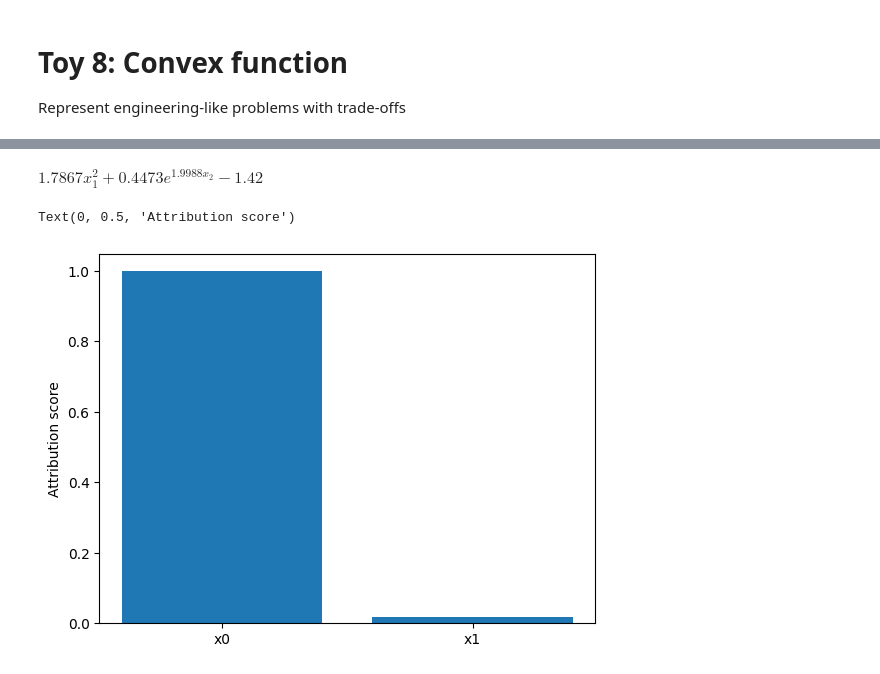
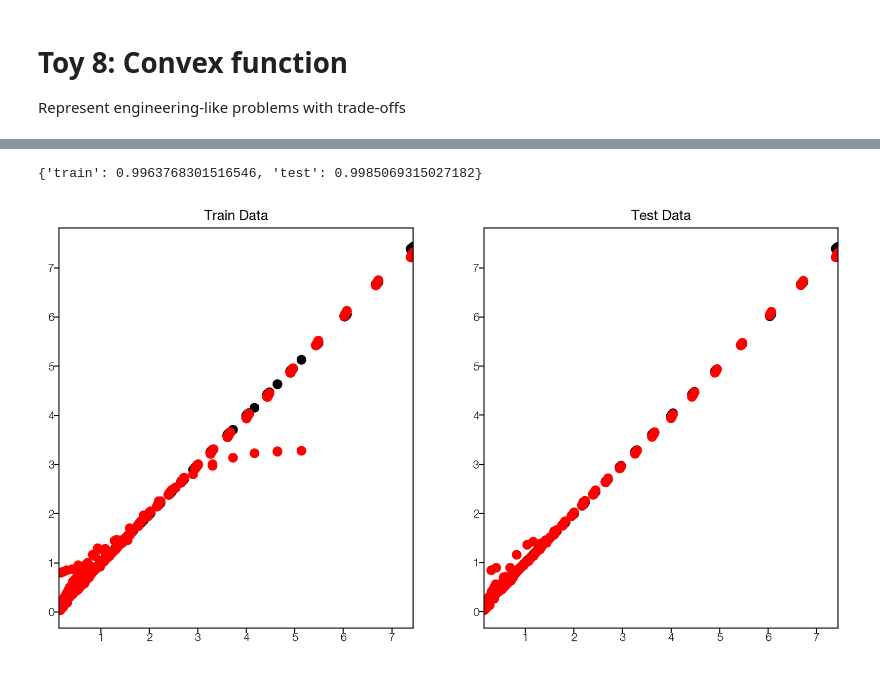
Before and after one commit to Hyein-coder/pykan, a Jupyter notebook: github/workflows/Hyein/toy_8_convex.ipynb, the cells around one changed output, grey strips where cells are left out. Drawn from its saved outputs; the diff is of its cells as text; code cells hidden in the pictures.

```diff
--- a/github/workflows/Hyein/toy_8_convex.ipynb
+++ b/github/workflows/Hyein/toy_8_convex.ipynb
@@ -60,0 +119,13 @@ plt.show()
+# %%
+from kan.experiments.multkan_hparam_sweep import evaluate_params
+params = {k: v for k, v in d_opt_flat.items() if "param_" in k}
+params = {key.replace('param_', ''): value for key, value in params.items()}
+# params['symbolic'] = True
+
+res, model, fit_kwargs, dataset = evaluate_params(
+    X_train_norm, y_train_norm, X_val_norm, y_val_norm, params, X_test_norm, y_test_norm, 0, scaler_y, device.type,
+    save_heading=save_heading
+)
+print(res)
+model.plot()
+plt.show()
@@ -61,15 +137,42 @@ plt.show()
 # %%
 from kan.utils import ex_round
-ex_round(model.symbolic_formula()[0][0], 4)
+# model.auto_symbolic()
+# model.fit(dataset, **fit_kwargs)
+# model.plot()
+# plt.show()
+# ex_round(model.symbolic_formula()[0][0], 4)
-# %% [output]
-$\displaystyle 1.7867 x_{1}^{2} + 0.4473 e^{1.9988 x_{2}} - 1.42$
 # %%
-fig, ax = plt.subplots()
-model.forward(dataset['train_input'])
-scores_tot = model.feature_score
-ax.bar([f"x{i}" for i in range(scores_tot.shape[0])], scores_tot.tolist())
-# ax.set_xticks([f"x{i}" for i in range(score_L0.shape[0])])
-ax.set_ylabel("Attribution score")
+import matplotlib.pyplot as plt
+from sklearn.metrics import r2_score
+
+y_pred_norm_test = model.forward(x=dataset['test_input']).detach().cpu().numpy()
+y_pred_norm_train = model.forward(x=dataset['train_input']).detach().cpu().numpy()
+
+y_pred_test = scaler_y.inverse_transform(y_pred_norm_test)
+y_pred_train = scaler_y.inverse_transform(y_pred_norm_train)
+# y_train = dataset['train_label']
+# y_test = dataset['test_label']
+
+r2_score = {
+    "train": r2_score(y_train, y_pred_train),
+    "test": r2_score(y_test, y_pred_test),
+}
+print(r2_score)
+
+fig, ax = plt.subplots(1, 2, figsize=(10, 5))
+
+ax_train = ax[0]
+ax_train.scatter(y_train, y_train, color='k')
+ax_train.scatter(y_train, y_pred_train, color='r')
+ax_train.set_title("Train Data")
+
+ax_test = ax[1]
+ax_test.scatter(y_test, y_test, color='k')
+ax_test.scatter(y_test, y_pred_test, color='r')
+ax_test.set_title("Test Data")
+
+plt.show()
+plt.show()
 # %% [output]
-Text(0, 0.5, 'Attribution score')
+{'train': 0.9963768301516546, 'test': 0.9985069315027182}
-[figure, old version]
+[figure, new version]
```
Also changed, not shown: parts of 10 cells of this notebook, 3 other files.
